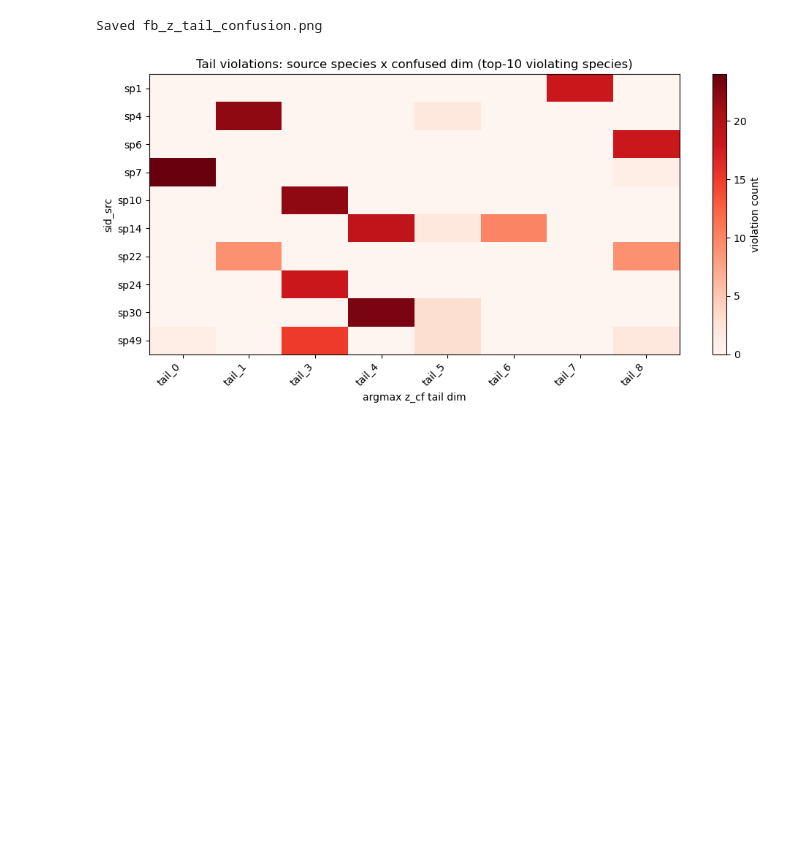
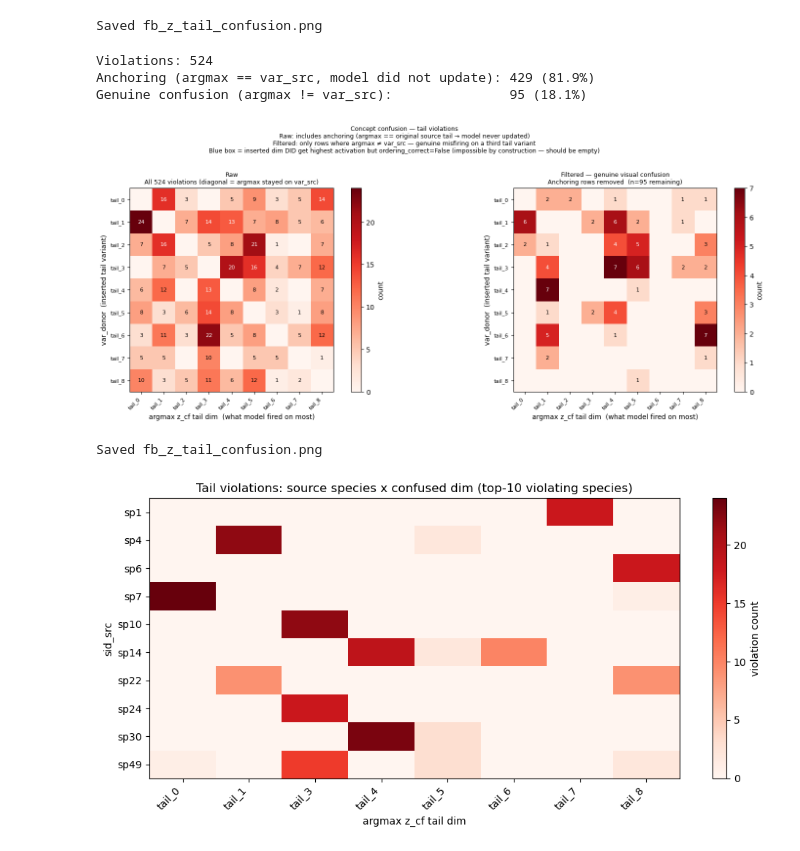
Before and after one commit to chinmayi-r/CBM-Concept-Backwash, a Jupyter notebook: funnybird_notebooks/fb_cbm_renderer_swap_v2.ipynb, the cells around one changed output. Cells and saved outputs as stored; diff of their text form; code cells hidden in the pictures; blank space fills up the shorter version.

```diff
--- a/funnybird_notebooks/fb_cbm_renderer_swap_v2.ipynb
+++ b/funnybird_notebooks/fb_cbm_renderer_swap_v2.ipynb
@@ -1503,6 +1558,85 @@ if all_z_rows:
 # %% [output]
 [figure]
 Saved fb_z_tail_confusion.png
+# %%
+if all_z_rows:
+    n_tail    = PART_VARIANTS['tail']
+    tail_df   = z_order_df[z_order_df['part'] == 'tail'].copy()
+    tail_viol = tail_df[~tail_df['ordering_correct']].copy()
+    z_cf_tail_cols = [f'z_cf_tail_{i}' for i in range(n_tail)]
+    missing = [c for c in z_cf_tail_cols if c not in tail_viol.columns]
+
+    if missing:
+        print(f'[WARNING] Missing {missing}. Re-run loop with updated z_ordering_record.')
+    elif tail_viol.empty:
+        print('No tail violations.')
+    else:
+        argmax_dim = (tail_viol[z_cf_tail_cols]
+                      .idxmax(axis=1).str.extract(r'(\d+)')[0].astype(int))
+        tail_viol['argmax_tail_dim'] = argmax_dim.values
+        # var_src IS the source species' original tail — check if model just stayed put
+        tail_viol['is_anchoring'] = tail_viol['argmax_tail_dim'] == tail_viol['var_src']
+        n_anch  = tail_viol['is_anchoring'].sum()
+        n_total = len(tail_viol)
+        print(f'Violations: {n_total}')
+        print(f'Anchoring (argmax == var_src, model did not update): '
+              f'{n_anch} ({n_anch/n_total:.1%})')
+        print(f'Genuine confusion (argmax != var_src):               '
+              f'{n_total-n_anch} ({(n_total-n_anch)/n_total:.1%})')
+
+        def build_conf(df):
+            c = np.zeros((n_tail, n_tail), dtype=int)
+            for _, r in df.iterrows():
+                c[int(r['var_donor']), int(r['argmax_tail_dim'])] += 1
+            return c
+
+        conf_raw  = build_conf(tail_viol)
+        conf_filt = build_conf(tail_viol[~tail_viol['is_anchoring']])
+
+        fig, axes = plt.subplots(1, 2, figsize=(16, 6))
+        for ax, conf, title, sub in [
+            (axes[0], conf_raw,  'Raw',
+             f'All {n_total} violations (diagonal = argmax stayed on var_src)'),
+            (axes[1], conf_filt, 'Filtered — genuine visual confusion',
+             f'Anchoring rows removed  (n={n_total-n_anch} remaining)'),
+        ]:
+            im = ax.imshow(conf, cmap='Reds')
+            ax.set_xticks(range(n_tail)); ax.set_yticks(range(n_tail))
+            ax.set_xticklabels([f'tail_{i}' for i in range(n_tail)],
+                               rotation=45, ha='right', fontsize=8)
+            ax.set_yticklabels([f'tail_{i}' for i in range(n_tail)], fontsize=8)
+            ax.set_xlabel('argmax z_cf tail dim  (what model fired on most)')
+            ax.set_ylabel('var_donor  (inserted tail variant)')
+            ax.set_title(f'{title}\n{sub}', fontsize=9)
+            for ii in range(n_tail):
+                for jj in range(n_tail):
+                    v = conf[ii, jj]
+                    if v == 0: continue
+                    # box the diagonal — var_donor==argmax (inserted variant DID fire but still lost)
+                    if ii == jj:
+                        ax.add_patch(plt.Rectangle(
+                            (jj-.5, ii-.5), 1, 1, fill=False, edgecolor='blue', lw=2))
+                    ax.text(jj, ii, str(v), ha='center', va='center', fontsize=8,
+                            color='white' if v > conf.max()*.5 else 'black')
+            plt.colorbar(im, ax=ax, label='count')
+
+        plt.suptitle(
+            'Concept confusion — tail violations\n'
+            'Raw: includes anchoring (argmax == original source tail → model never updated)\n'
+            'Filtered: only rows where argmax ≠ var_src — genuine misfiring on a third tail variant\n'
+            'Blue box = inserted dim DID get highest activation but ordering_correct=False '
+            '(impossible by construction — should be empty)',
+            y=1.02, fontsize=9)
+        plt.tight_layout()
+        plt.savefig('fb_z_tail_confusion.png', dpi=150, bbox_inches='tight')
+        plt.show()
+        print('Saved fb_z_tail_confusion.png')
+# %% [output]
+Violations: 524
+Anchoring (argmax == var_src, model did not update): 429 (81.9%)
+Genuine confusion (argmax != var_src):               95 (18.1%)
+[figure, added]
+Saved fb_z_tail_confusion.png
 # %%
 if all_z_rows:
     n_tail    = PART_VARIANTS['tail']
```
Also changed, not shown: parts of 16 cells of this notebook.
